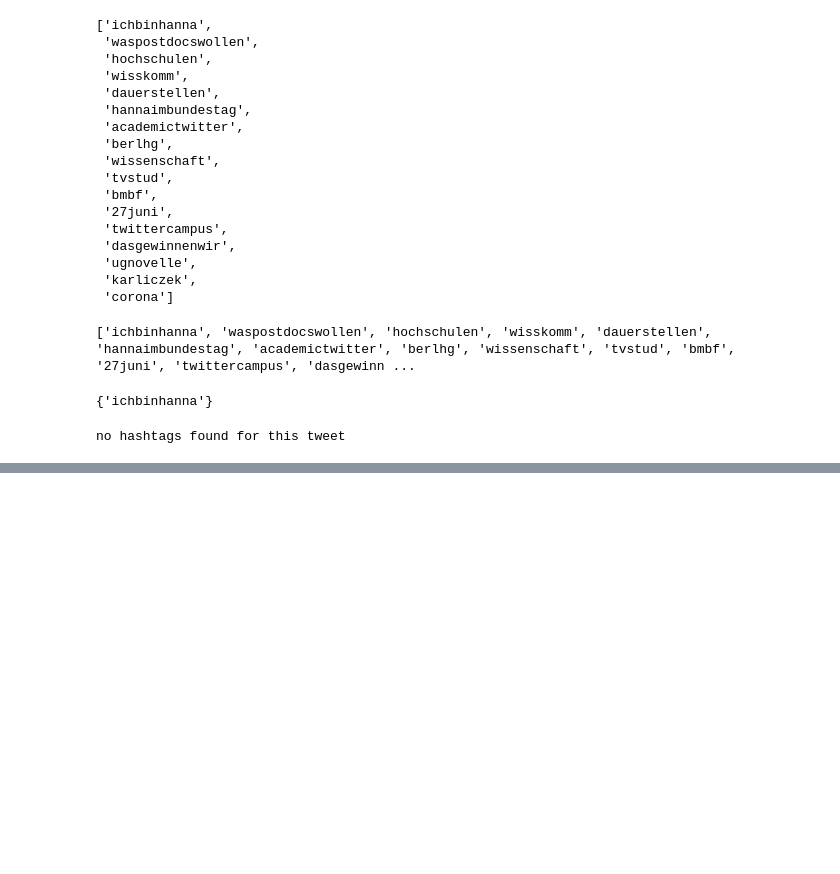
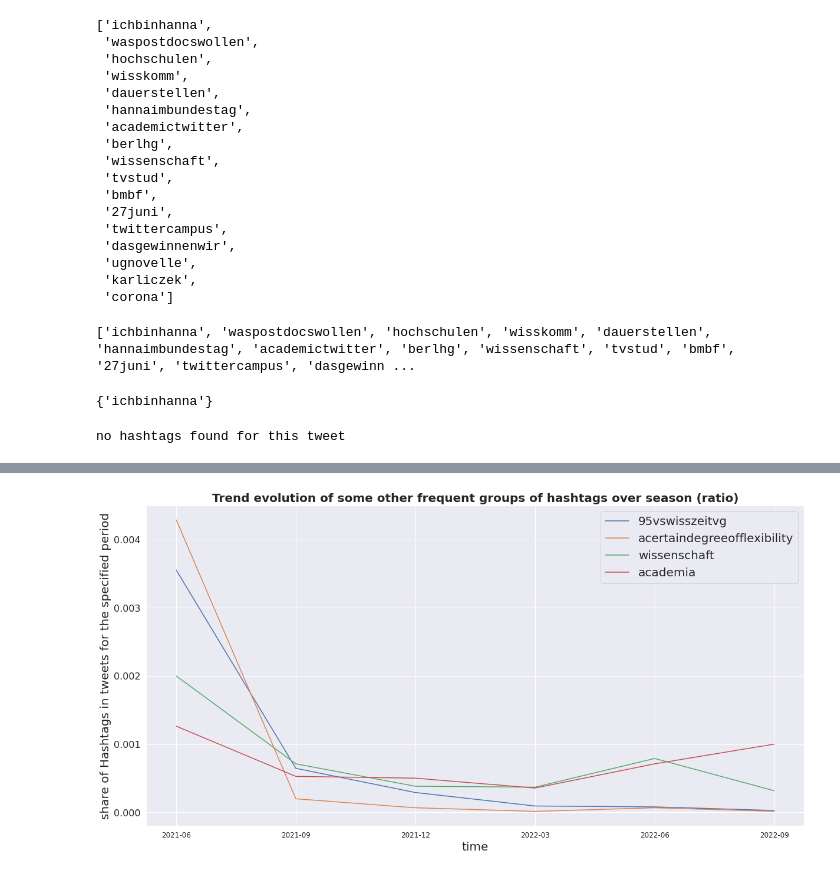
Before and after one commit to moinam/TweetAnalyzer, a Jupyter notebook: workflow_Clustering_hashtags.ipynb, the cells around one changed output, grey strips where cells are left out. Cells and saved outputs as stored; diff of their text form; code cells hidden in the pictures; blank space fills up the shorter version.

```diff
--- a/workflow_Clustering_hashtags.ipynb
+++ b/workflow_Clustering_hashtags.ipynb
@@ -266,0 +697,17 @@ no hashtags found for this tweet
+# %%
+%matplotlib inline
+sns.set(style="darkgrid")
+fig = plt.figure(figsize = (20, 10))
+for i in new_hash_set[6:11]:
+  plt.plot(date_each3,np.array(group_hash_numlist(clustered_hashtags[i]))/np.size(list_of_all_hashtags))#/summ
+
+plt.legend([f'{representative_hashtgas[i]}' for i in new_hash_set[6:11]], fontsize=20)
+plt.xticks(fontsize = 12)
+plt.yticks(fontsize = 16)
+
+plt.xlabel("time",fontsize = 20)
+plt.ylabel("share of Hashtags in tweets for the specified period",fontsize = 20)
+plt.title("Trend evolution of some other frequent groups of hashtags over season (ratio)",fontsize = 20,fontweight='bold')
+plt.show()
+# %% [output]
+[figure, added]
```
Also changed, not shown: parts of 25 cells of this notebook.
